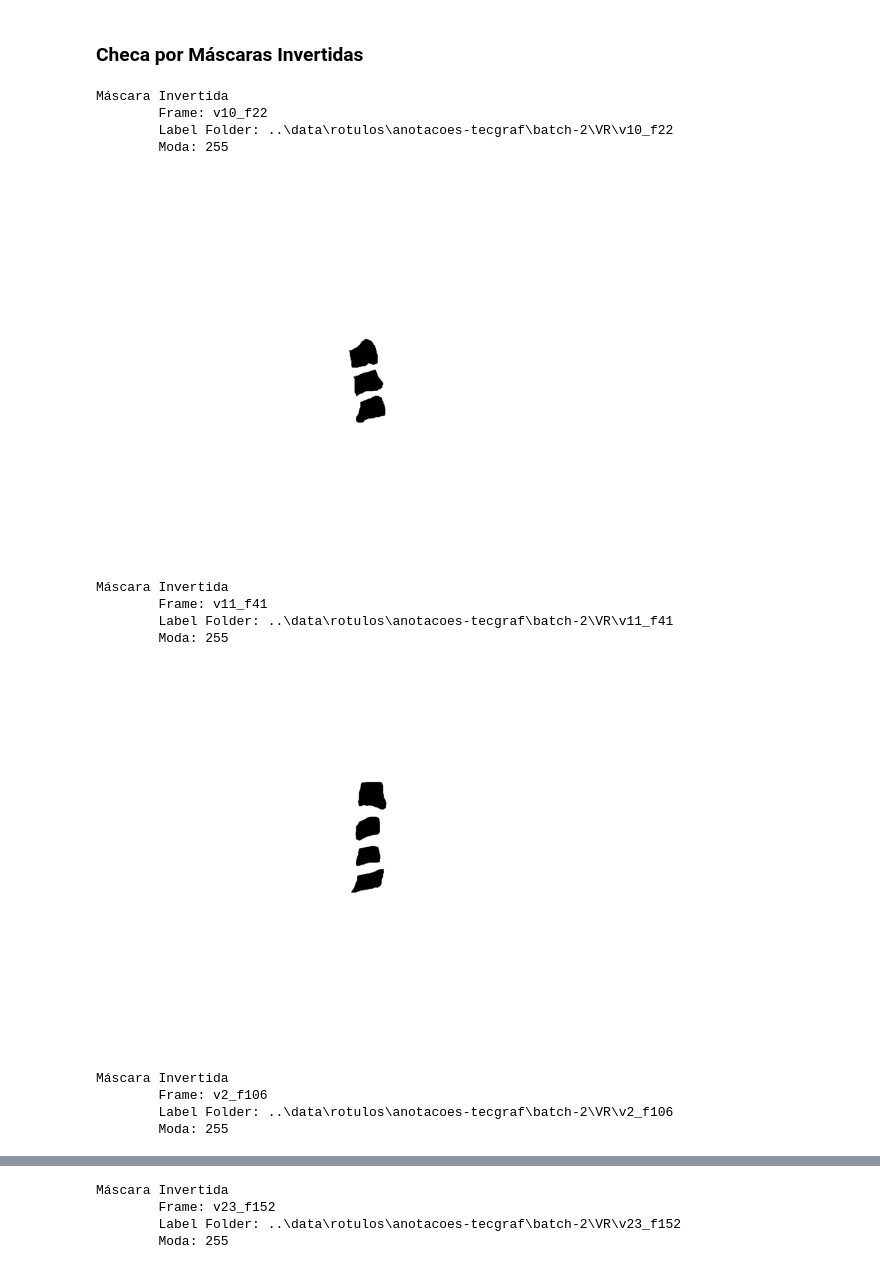
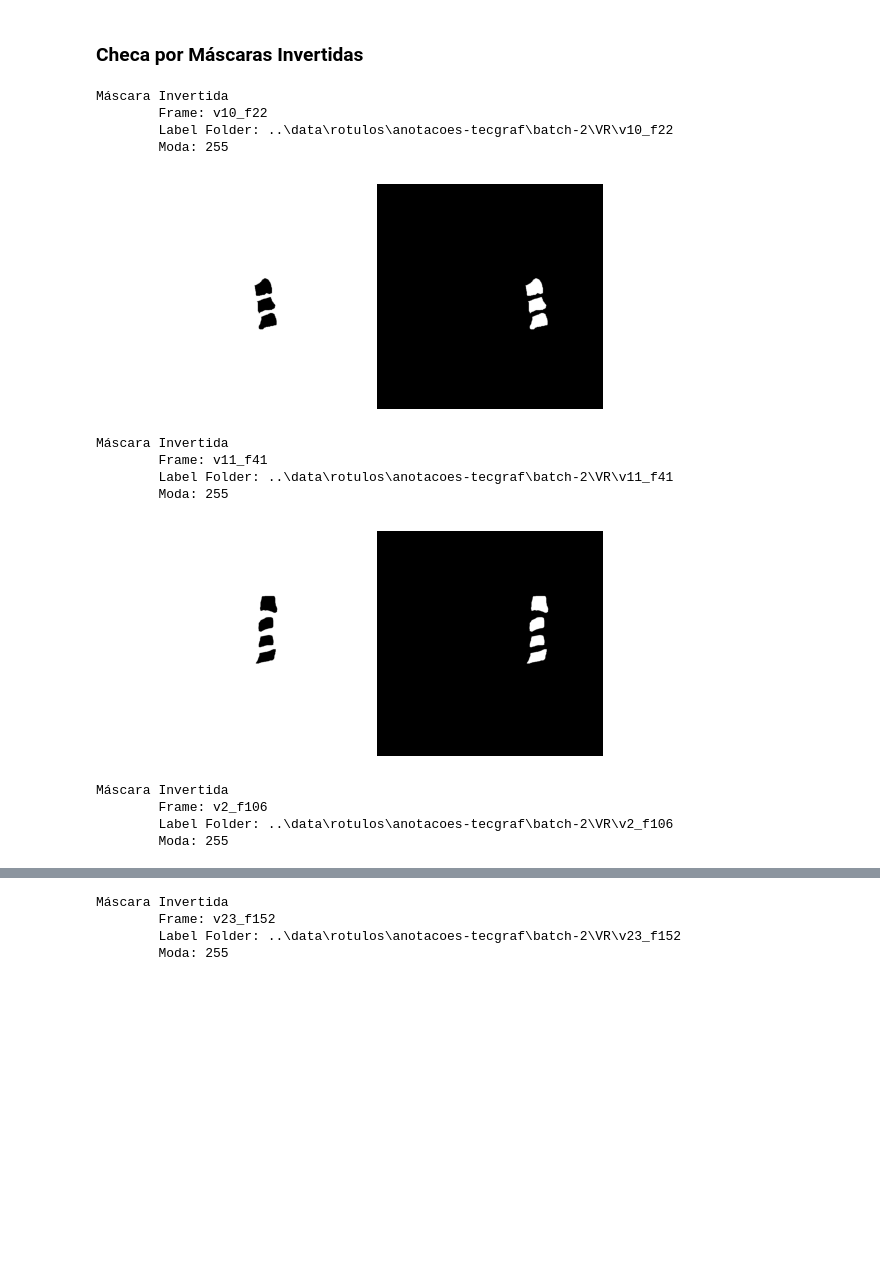
Before and after one commit to Vinicius0300/vfss_to_docker, a Jupyter notebook: notebooks/tratando_anotacoes.ipynb, the cells around one changed output, grey strips where cells are left out. Saved outputs shown, nothing was run; the diff lists cells and outputs as text; code cells hidden in the pictures; blank space fills up the shorter version.

Commit message:
Comparação Visual de Rótulos

```diff
--- a/notebooks/tratando_anotacoes.ipynb
+++ b/notebooks/tratando_anotacoes.ipynb
@@ -155,46 +156,55 @@ Primeira Etapa Concluída
 ### **Checa por Máscaras Invertidas**
 # %%
 # Checa Quais Máscaras Estão Invertidas
+
+def invert_color_mask(mask):
+    mask_invert = cv2.bitwise_not(mask)
+    return mask_invert
+
 def check_inverted_masks(row):
     has_mask = row["has_mask"]
     video_frame = row["video_frame"]
     file_path = row["file_path"]
 
     if has_mask:
         path_label = os.path.join(file_path, "Mask.tif")
         mask = cv2.imread(path_label)
         moda = stats.mode(mask, axis=None)
         if moda.mode == 255:
             print(f"\nMáscara Invertida\n\t" \
                   f"Frame: {video_frame}\n\t" \
                   f"Label Folder: {file_path}\n\t" \
                   f"Moda: {moda.mode}")
-            plt.imshow(mask, cmap='gray')
-            plt.axis('off')
+            mask_invert = invert_color_mask(mask)
+            fig, ax = plt.subplots(1,2)
+            ax[0].imshow(mask, cmap='gray')
+            ax[0].axis('off')
+            ax[1].imshow(mask_invert, cmap = "gray")
+            ax[1].axis('off')
             plt.show()
         elif moda.mode != 0:
             print(f"\nModa da máscara Incoerente (diferente de 0 ou 1)\n\t" \
                   f"Frame: {video_frame}\n\t" \
                   f"Label Folder: {file_path}\n\t" \
                   f"Moda: {moda.mode}")
             plt.imshow(mask, cmap='gray')
             plt.axis('off')
             plt.show()
     return
 
 video_frame_metadata_df.apply(check_inverted_masks, axis =1)
 print("Checagem concluída!")
 # %% [output]
 Máscara Invertida
         Frame: v10_f22
         Label Folder: ..\data\rotulos\anotacoes-tecgraf\batch-2\VR\v10_f22
         Moda: 255
-[figure, old version]
+[figure, new version]
 Máscara Invertida
         Frame: v11_f41
         Label Folder: ..\data\rotulos\anotacoes-tecgraf\batch-2\VR\v11_f41
         Moda: 255
-[figure, old version]
+[figure, new version]
 Máscara Invertida
         Frame: v2_f106
         Label Folder: ..\data\rotulos\anotacoes-tecgraf\batch-2\VR\v2_f106
```
Also changed, not shown: parts of 9 cells of this notebook, 1 other file.
